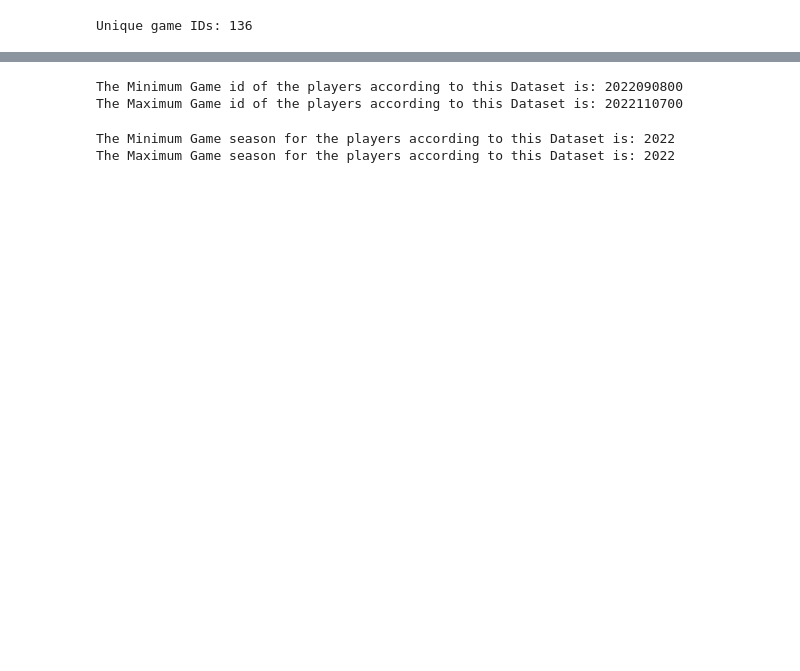
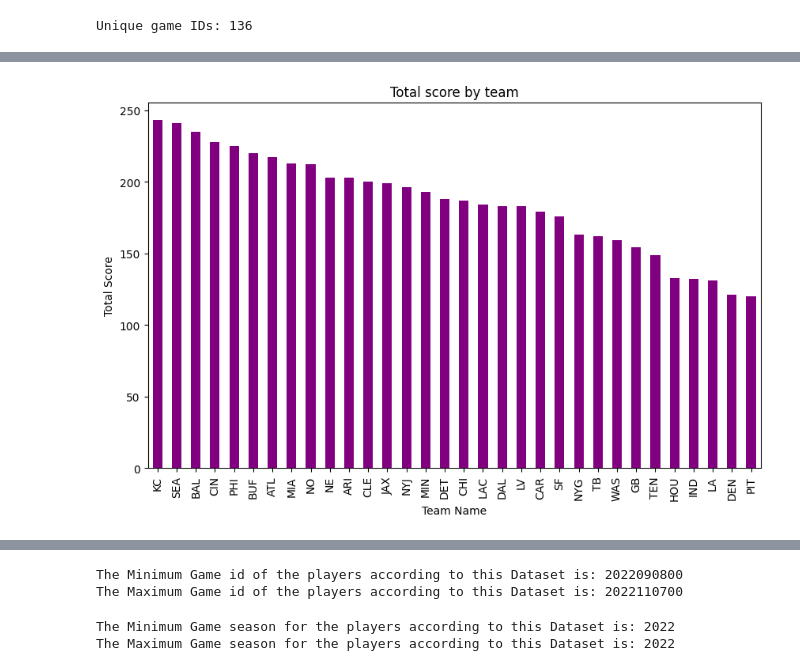
Before and after one commit to kogi31/kaggle, a Jupyter notebook: nfl-big-data-bowl-2025.ipynb, the cells around one changed output, grey strips where cells are left out. Saved outputs shown, nothing was run; the diff lists cells and outputs as text; code cells hidden in the pictures; blank space fills up the shorter version.

```diff
--- a/nfl-big-data-bowl-2025.ipynb
+++ b/nfl-big-data-bowl-2025.ipynb
@@ -45,0 +113,17 @@ Unique game IDs: 136
+# %%
+# 팀별 총 득점 계산
+home_scores = df.groupby('homeTeamAbbr')['homeFinalScore'].sum()
+visitor_scores = df.groupby('visitorTeamAbbr')['visitorFinalScore'].sum()
+
+# 홈/원정 점수 합산
+total_scores = home_scores.add(visitor_scores, fill_value=0).sort_values(ascending=False)
+
+# 시각화
+plt.figure(figsize=(10, 6))
+total_scores.plot(kind='bar', color='purple')
+plt.title('Total score by team')
+plt.xlabel('Team Name')
+plt.ylabel('Total Score')
+plt.show()
+# %% [output]
+[figure, added]
```
Also changed, not shown: parts of 13 cells of this notebook.
